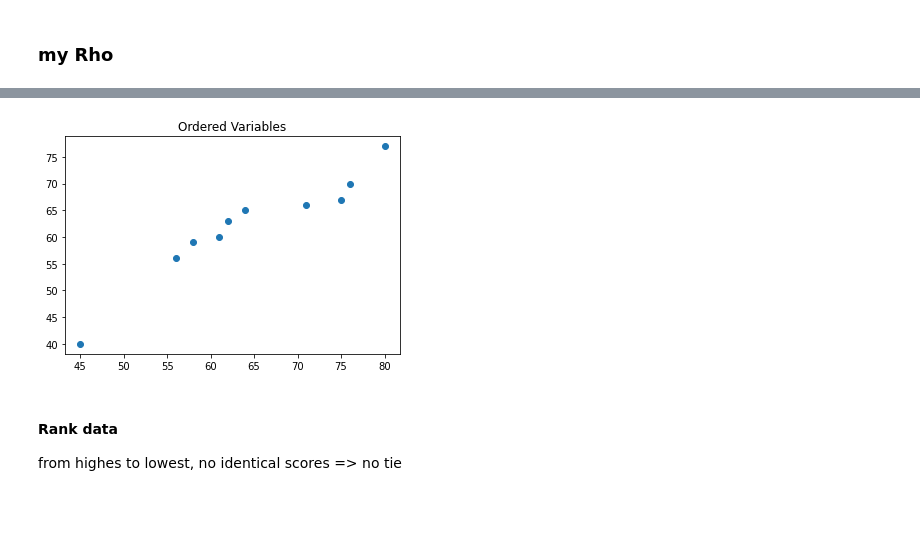
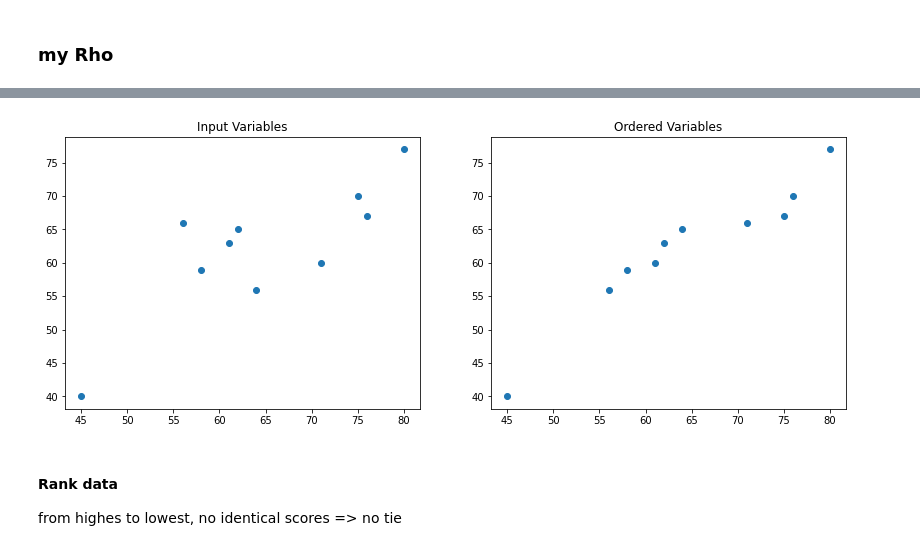
Before and after one commit to anyaconda/myStats, a Jupyter notebook: mySpearmansCorrelation.ipynb, the cells around one changed output, grey strips where cells are left out. Cells and saved outputs as stored; diff of their text form; code cells hidden in the pictures; blank space fills up the shorter version.

Commit message:
How to Spearman's rank-order correlation. Plots side-by-side.

```diff
--- a/mySpearmansCorrelation.ipynb
+++ b/mySpearmansCorrelation.ipynb
@@ -55,9 +49,12 @@ plt.title("Input Variables");
-# %%
-#vis ordered
-plt.scatter(sorted(x1),sorted(x2));
-plt.title("Ordered Variables");
-# %% [output]
-[figure, removed]
+# %%
+#visualize raw input and ordered input
+_,ax = plt.subplots(1,2, figsize=(14,5))
+ax[0].scatter(x1,x2);
+ax[0].title.set_text("Input Variables");
+ax[1].scatter(sorted(x1),sorted(x2));
+ax[1].title.set_text("Ordered Variables");
+# %% [output]
+[figure, added]
 # %% [markdown]
 #### Rank data
 from highes to lowest, no identical scores => no tie
```
Also changed, not shown: parts of 5 cells of this notebook.
